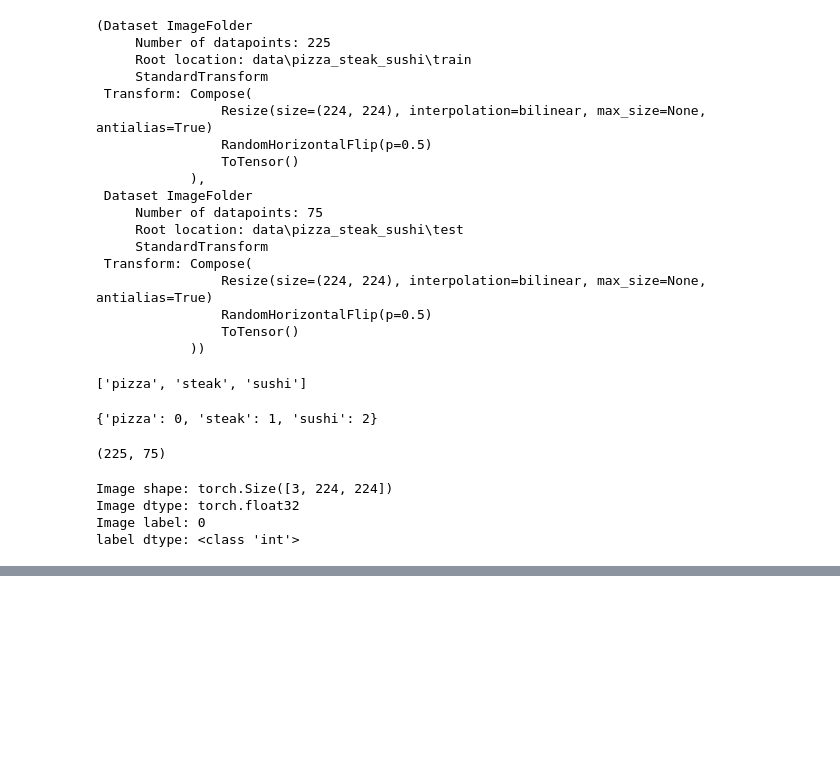
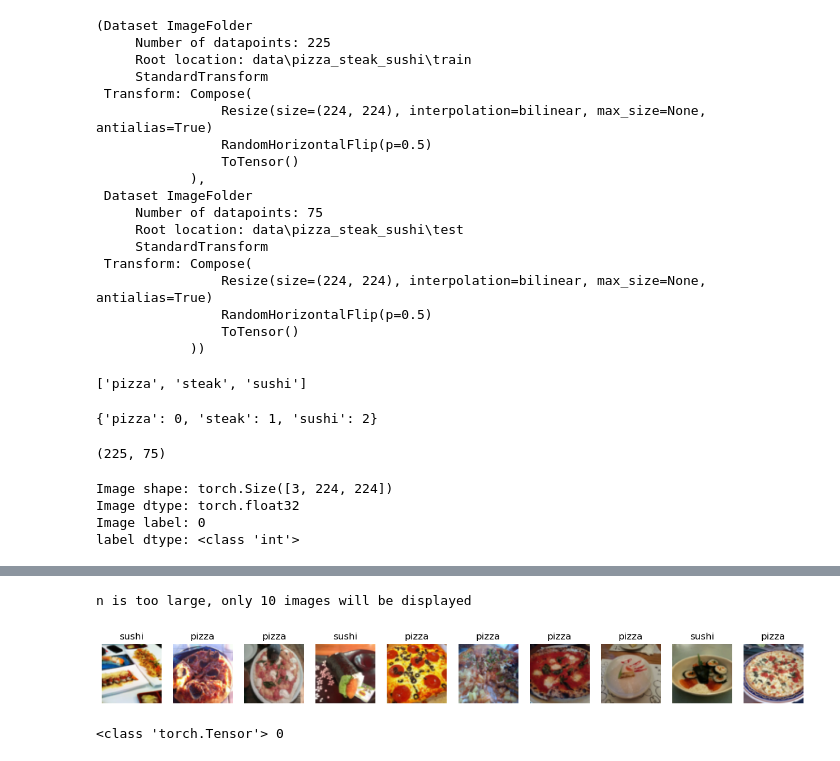
Before and after one commit to padrigon-lynbert/Learning_toorch, a Jupyter notebook: 06_pytorch_custom_datasets.ipynb, the cells around one changed output, grey strips where cells are left out. Drawn from its saved outputs; the diff is of its cells as text; code cells hidden in the pictures; blank space fills up the shorter version.

```diff
--- a/06_pytorch_custom_datasets.ipynb
+++ b/06_pytorch_custom_datasets.ipynb
@@ -290,0 +501,39 @@ Text(0.5, 1.0, 'pizza')
+# %%
+def display_random_images(dataset: torch.utils.data.Dataset,
+                          classes: List[str] = None,
+                          n: int = 10,
+                          display_shape: bool = True,
+                          seed: int = None):
+
+    # Adjust display if n is too large
+    if n > 10:
+        n = 10
+        display_shape = False
+        print("n is too large, only 10 images will be displayed")
+
+    # Set seed
+    if seed:
+        random.seed(seed)
+
+    # Get random indices
+    random_sample_indices = random.sample(range(len(dataset)), k=n)
+
+    # Set up the figure
+    plt.figure(figsize=(16, 6))
+
+    # Loop through random indices, plot images and labels
+    for i, targ_sample in enumerate(random_sample_indices):
+        targ_image, targ_label = dataset[targ_sample][0], dataset[targ_sample][1]
+
+        # Adjust tensor dimensions for plotting
+        targ_image = targ_image.permute(1, 2, 0)  # [color_channels, height, width] -> [height, width, color_channels]
+
+        # Plot adjusted samples
+        plt.subplot(1, 10, i + 1)
+        plt.imshow(targ_image)
+        plt.axis(False)
+
+        if classes:
+            plt.title(classes[targ_label])
+            if display_shape:
+                plt.xlabel(targ_image.shape)
@@ -290,0 +549,15 @@ Text(0.5, 1.0, 'pizza')
+# %%
+# Display random images from the custom dataset
+display_random_images(dataset=train_data_custom,
+                      classes=train_data_custom.classes,
+                      n=20,
+                      seed=42)
+# %% [output]
+n is too large, only 10 images will be displayed
+[figure, added]
+# %%
+# Test indexing
+image, label = train_data_custom[0]
+print(type(image), label)  # Should print the image tensor type and label
+# %% [output]
+<class 'torch.Tensor'> 0
```
Also changed, not shown: parts of 27 cells of this notebook, 1 other file.
